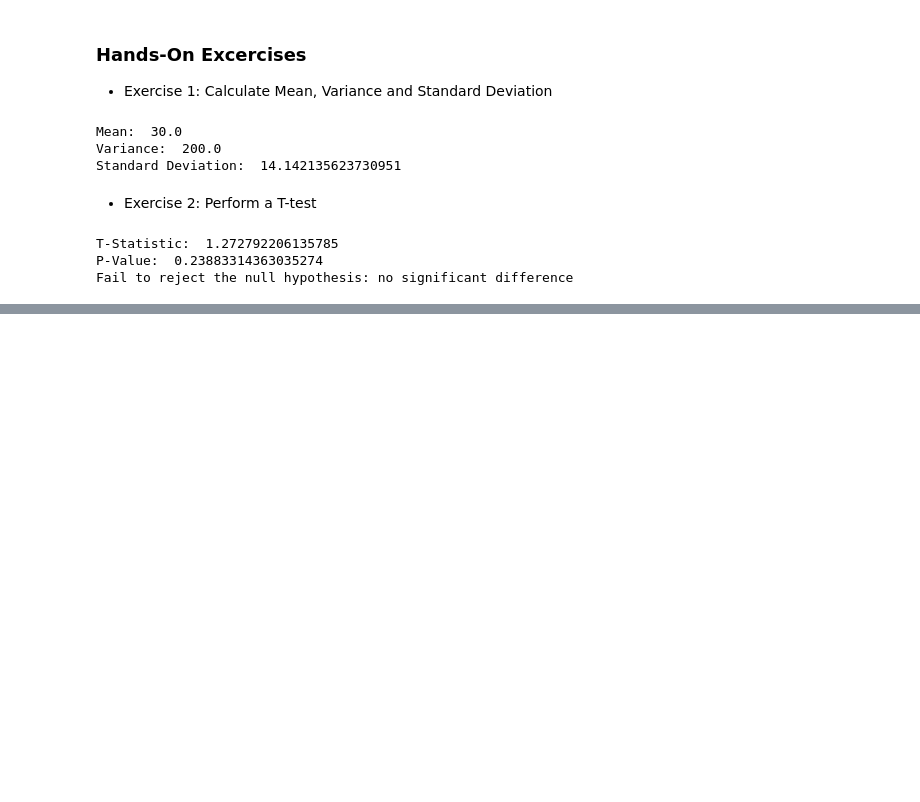
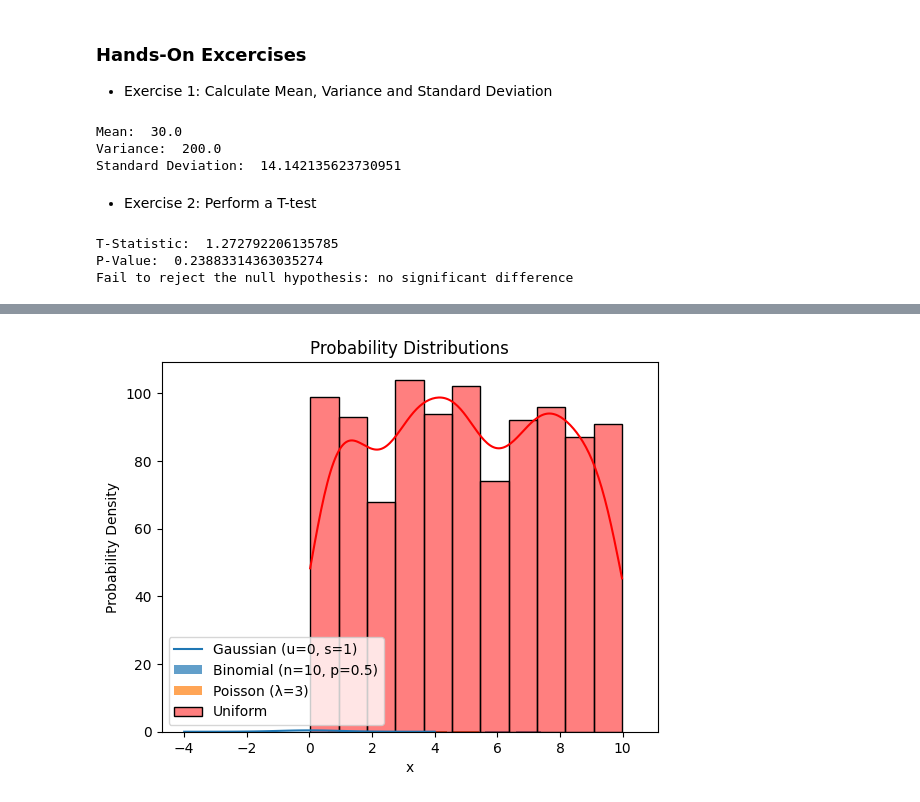
Before and after one commit to Varun-patil-2003/Full-Stack-AI-Engineer, a Jupyter notebook: PracticeML_Que.ipynb, the cells around one changed output, grey strips where cells are left out. Drawn from its saved outputs; the diff is of its cells as text; code cells hidden in the pictures; blank space fills up the shorter version.

```diff
--- a/PracticeML_Que.ipynb
+++ b/PracticeML_Que.ipynb
@@ -1200,0 +1459,31 @@ Fail to reject the null hypothesis: no significant difference
+# %%
+import numpy as np
+import matplotlib.pyplot as plt
+import seaborn as sns
+from scipy.stats import norm, binom, poisson, uniform
+
+# Gaussian Distribution
+x = np.linspace(-4, 4, 100)
+plt.plot(x, norm.pdf(x, loc=0, scale=1), label='Gaussian (u=0, s=1)')
+
+# Binomial Distribution
+n, p = 10, 0.5
+x = np.arange(0, n + 1)
+plt.bar(x, binom.pmf(x, n, p), alpha = 0.7, label="Binomial (n=10, p=0.5)")
+
+# Poisson Distribution
+lam = 3
+x = np.arange(0, 10)
+plt.bar(x, poisson.pmf(x, lam), alpha=0.7, label='Poisson (λ=3)')
+
+# Uniform Distribution
+x = np.random.uniform(low=0, high=10, size=1000)
+sns.histplot(x, kde=True, label="Uniform", color="red")
+
+plt.title('Probability Distributions')
+plt.xlabel('x')
+plt.ylabel('Probability Density')
+plt.legend()
+plt.show()
+# %% [output]
+[figure, added]
```
Also changed, not shown: parts of 16 cells of this notebook.
